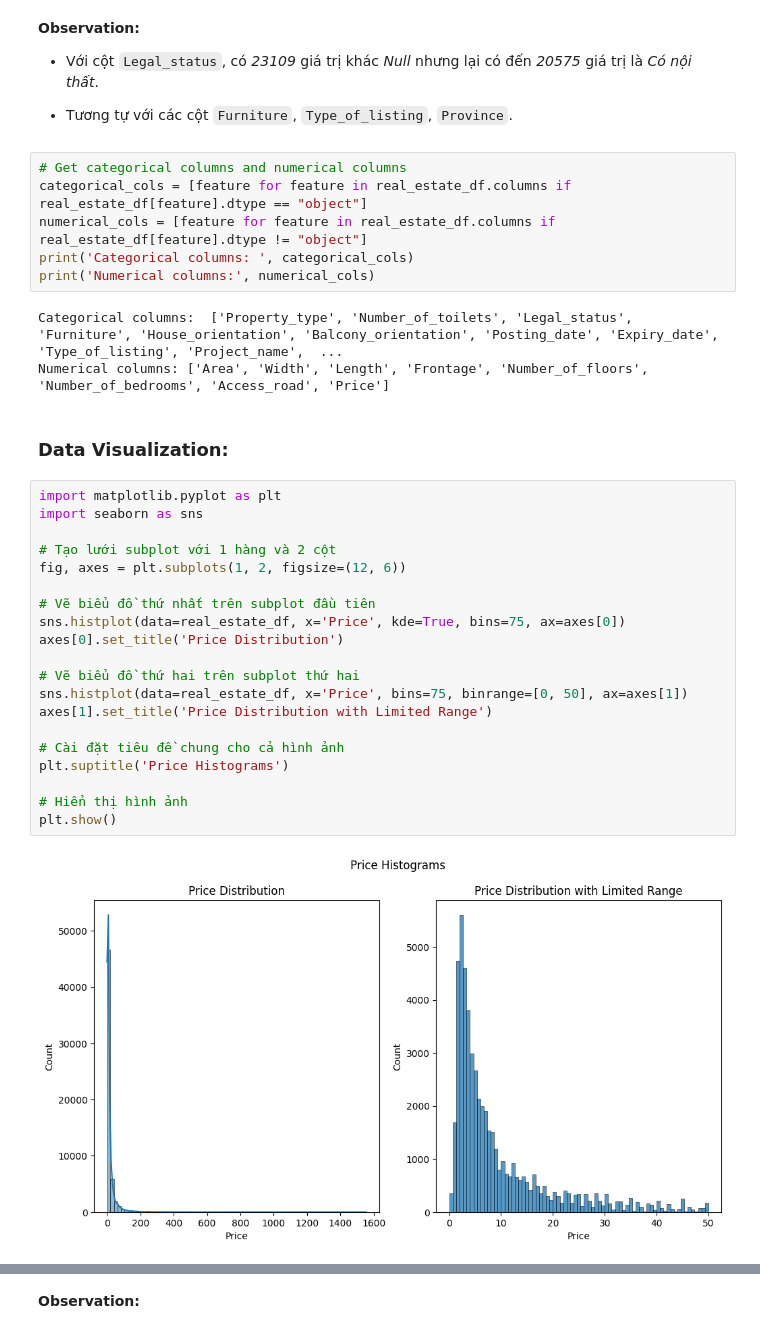
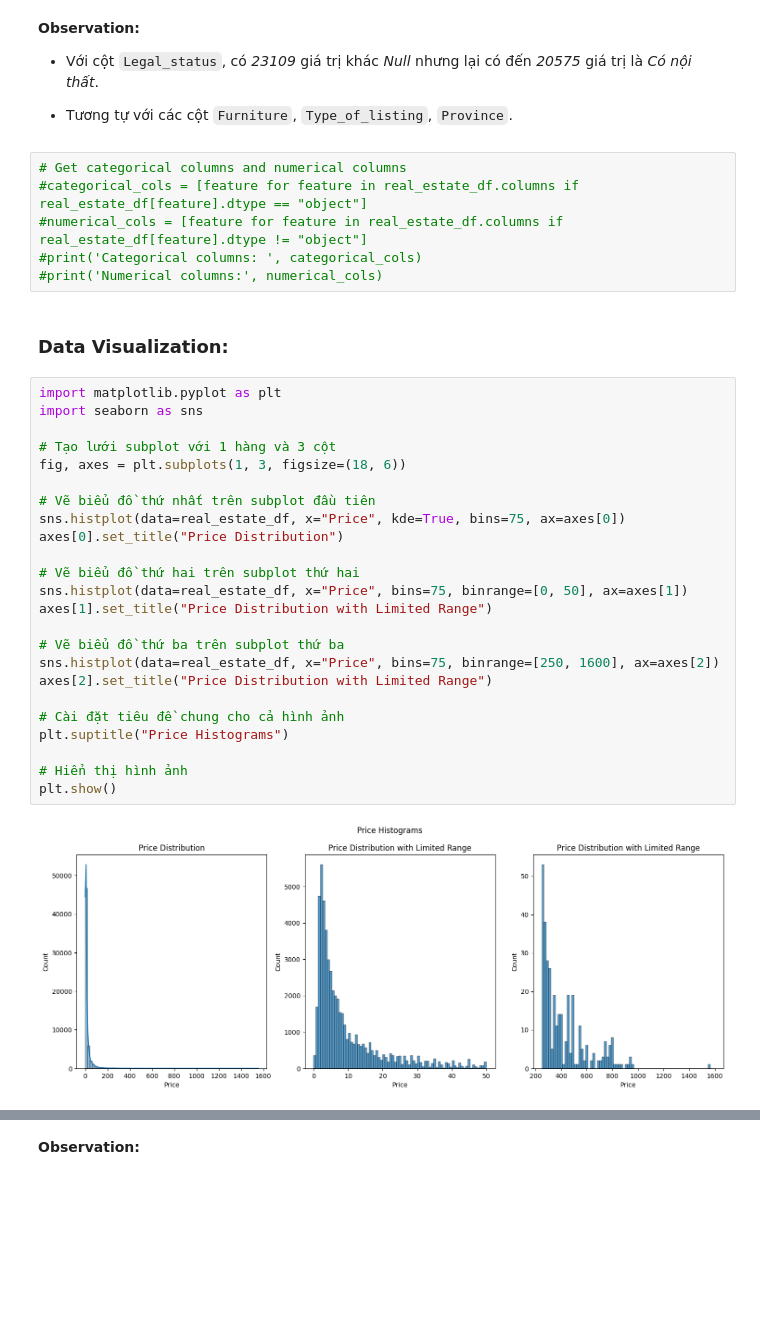
Before and after one commit to nldhuyen0047/real_estate_project, a Jupyter notebook: real_estate.ipynb, the cells around one changed output, grey strips where cells are left out. Cells and saved outputs as stored; diff of their text form; blank space fills up the shorter version.

```diff
--- a/real_estate.ipynb
+++ b/real_estate.ipynb
@@ -180,34 +180,35 @@ real_estate_df.describe(include='O')
 - Tương tự với các cột `Furniture`, `Type_of_listing`, `Province`.
 # %%
 # Get categorical columns and numerical columns
-categorical_cols = [feature for feature in real_estate_df.columns if real_estate_df[feature].dtype == "object"]
-numerical_cols = [feature for feature in real_estate_df.columns if real_estate_df[feature].dtype != "object"]
-print('Categorical columns: ', categorical_cols)
-print('Numerical columns:', numerical_cols)
+#categorical_cols = [feature for feature in real_estate_df.columns if real_estate_df[feature].dtype == "object"]
+#numerical_cols = [feature for feature in real_estate_df.columns if real_estate_df[feature].dtype != "object"]
+#print('Categorical columns: ', categorical_cols)
+#print('Numerical columns:', numerical_cols)
-# %% [output]
-Categorical columns:  ['Property_type', 'Number_of_toilets', 'Legal_status', 'Furniture', 'House_orientation', 'Balcony_orientation', 'Posting_date', 'Expiry_date', 'Type_of_listing', 'Project_name',  ...
-Numerical columns: ['Area', 'Width', 'Length', 'Frontage', 'Number_of_floors', 'Number_of_bedrooms', 'Access_road', 'Price']
 # %% [markdown]
 ### Data Visualization:
 # %%
 import matplotlib.pyplot as plt
 import seaborn as sns
 
-# Tạo lưới subplot với 1 hàng và 2 cột
-fig, axes = plt.subplots(1, 2, figsize=(12, 6))
+# Tạo lưới subplot với 1 hàng và 3 cột
+fig, axes = plt.subplots(1, 3, figsize=(18, 6))
 
 # Vẽ biểu đồ thứ nhất trên subplot đầu tiên
-sns.histplot(data=real_estate_df, x='Price', kde=True, bins=75, ax=axes[0])
-axes[0].set_title('Price Distribution')
+sns.histplot(data=real_estate_df, x="Price", kde=True, bins=75, ax=axes[0])
+axes[0].set_title("Price Distribution")
 
 # Vẽ biểu đồ thứ hai trên subplot thứ hai
-sns.histplot(data=real_estate_df, x='Price', bins=75, binrange=[0, 50], ax=axes[1])
-axes[1].set_title('Price Distribution with Limited Range')
+sns.histplot(data=real_estate_df, x="Price", bins=75, binrange=[0, 50], ax=axes[1])
+axes[1].set_title("Price Distribution with Limited Range")
+
+# Vẽ biểu đồ thứ ba trên subplot thứ ba
+sns.histplot(data=real_estate_df, x="Price", bins=75, binrange=[250, 1600], ax=axes[2])
+axes[2].set_title("Price Distribution with Limited Range")
 
 # Cài đặt tiêu đề chung cho cả hình ảnh
-plt.suptitle('Price Histograms')
+plt.suptitle("Price Histograms")
 
 # Hiển thị hình ảnh
 plt.show()
 # %% [output]
-[figure, old version]
+[figure, new version]
```
Also changed, not shown: parts of 6 cells of this notebook.
